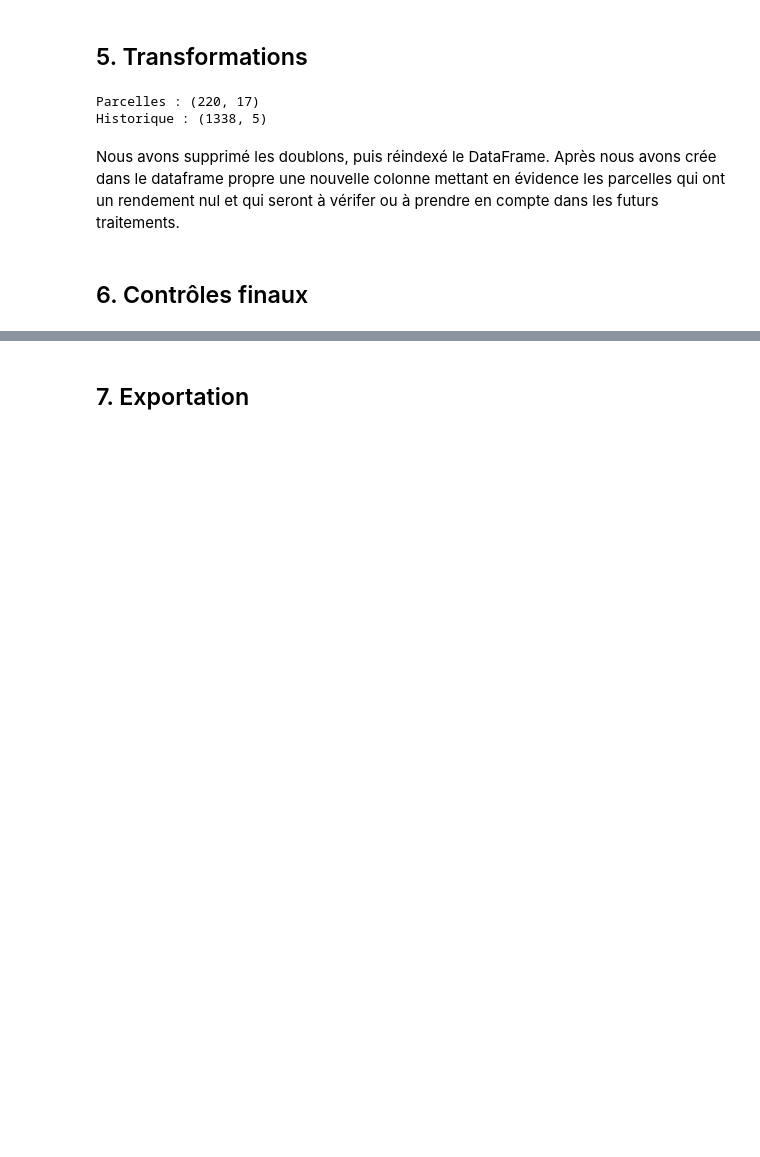
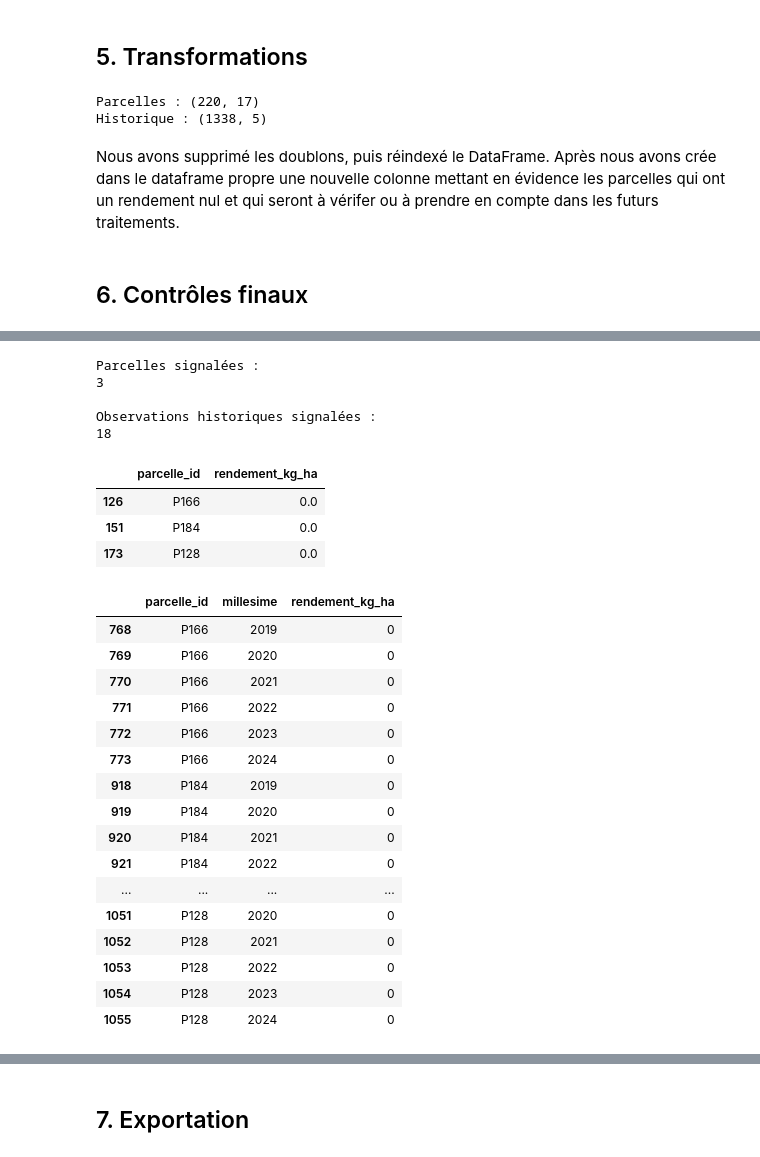
Before and after one commit to mohsine92/projet_datamining, a Jupyter notebook: notebooks/Préparation des données.ipynb, the cells around one changed output, grey strips where cells are left out. Saved outputs shown, nothing was run; the diff lists cells and outputs as text; code cells hidden in the pictures; blank space fills up the shorter version.

```diff
--- a/notebooks/Préparation des données.ipynb
+++ b/notebooks/Préparation des données.ipynb
@@ -437,0 +511,50 @@ Après nous avons crée dans le dataframe propre une nouvelle colonne mettant en
+# %%
+
+# Nombre de parcelles signalées
+print("Parcelles signalées :")
+print(df_parcelles_clean["rendement_nul_a_verifier"].sum())
+
+# Nombre d'observations historiques signalées
+print("\nObservations historiques signalées :")
+print(df_historique_clean["rendement_nul_a_verifier"].sum())
+
+# Vérification des parcelles concernées
+display(
+    df_parcelles_clean[
+        df_parcelles_clean["rendement_nul_a_verifier"]
+    ][["parcelle_id", "rendement_kg_ha"]]
+)
+
+# Vérification des rendements historiques
+display(
+    df_historique_clean[
+        df_historique_clean["rendement_nul_a_verifier"]
+    ][["parcelle_id", "millesime", "rendement_kg_ha"]]
+)
+# %% [output]
+Parcelles signalées :
+3
+
+Observations historiques signalées :
+18
+|  | parcelle_id | rendement_kg_ha |
+| 126 | P166 | 0.0 |
+| 151 | P184 | 0.0 |
+| 173 | P128 | 0.0 |
+|  | parcelle_id | millesime | rendement_kg_ha |
+| 768 | P166 | 2019 | 0 |
+| 769 | P166 | 2020 | 0 |
+| 770 | P166 | 2021 | 0 |
+| 771 | P166 | 2022 | 0 |
+| 772 | P166 | 2023 | 0 |
+| 773 | P166 | 2024 | 0 |
+| 918 | P184 | 2019 | 0 |
+| 919 | P184 | 2020 | 0 |
+| 920 | P184 | 2021 | 0 |
+| 921 | P184 | 2022 | 0 |
+| ... | ... | ... | ... |
+| 1051 | P128 | 2020 | 0 |
+| 1052 | P128 | 2021 | 0 |
+| 1053 | P128 | 2022 | 0 |
+| 1054 | P128 | 2023 | 0 |
+| 1055 | P128 | 2024 | 0 |
```
Also changed, not shown: parts of 12 cells of this notebook, 2 other files.
